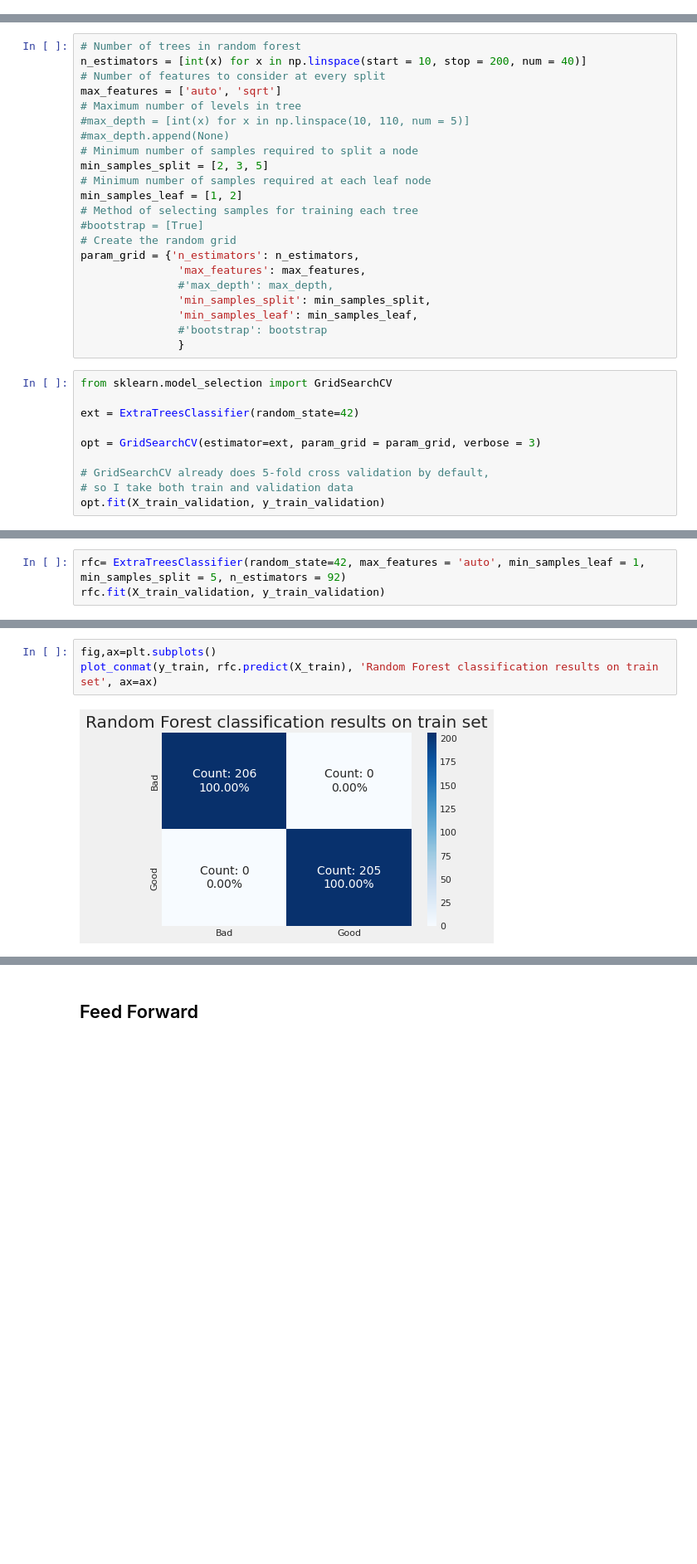
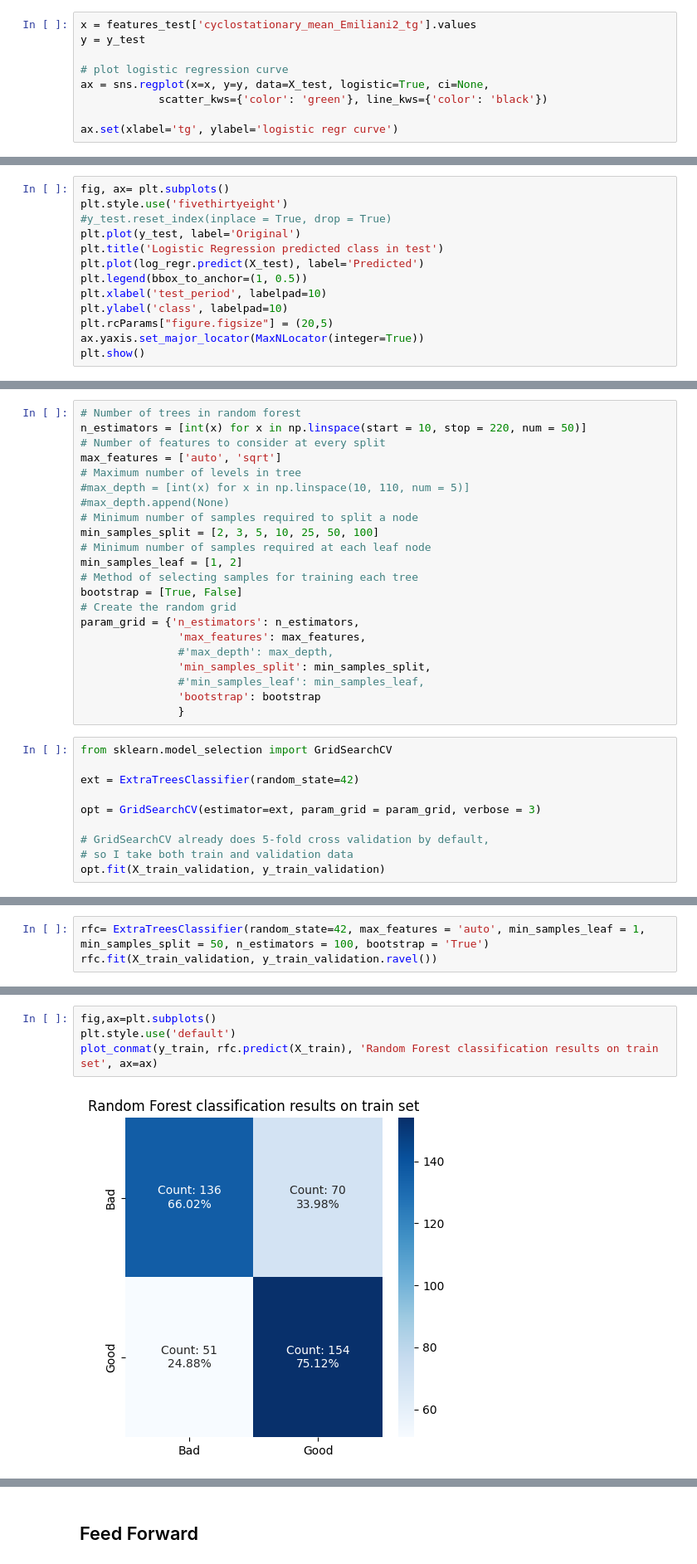
Before and after one commit to climateintelligence/Droughts, a Jupyter notebook: Veronica/8_2Classification_binary.ipynb, the cells around one changed output, grey strips where cells are left out. Shown at 83% size. Cells and saved outputs as stored; diff of their text form; blank space fills up the shorter version.

```diff
--- a/Veronica/8_2Classification_binary.ipynb
+++ b/Veronica/8_2Classification_binary.ipynb
@@ -163,0 +182,9 @@ def plot_conmat(true, pred, title, ax):
+# %%
+x = features_test['cyclostationary_mean_Emiliani2_tg'].values
+y = y_test
+
+# plot logistic regression curve
+ax = sns.regplot(x=x, y=y, data=X_test, logistic=True, ci=None,
+            scatter_kws={'color': 'green'}, line_kws={'color': 'black'})
+
+ax.set(xlabel='tg', ylabel='logistic regr curve')
@@ -163,0 +209,13 @@ def plot_conmat(true, pred, title, ax):
+# %%
+fig, ax= plt.subplots()
+plt.style.use('fivethirtyeight')
+#y_test.reset_index(inplace = True, drop = True)
+plt.plot(y_test, label='Original')
+plt.title('Logistic Regression predicted class in test')
+plt.plot(log_regr.predict(X_test), label='Predicted')
+plt.legend(bbox_to_anchor=(1, 0.5))
+plt.xlabel('test_period', labelpad=10)
+plt.ylabel('class', labelpad=10)
+plt.rcParams["figure.figsize"] = (20,5)
+ax.yaxis.set_major_locator(MaxNLocator(integer=True))
+plt.show()
@@ -165,25 +225,25 @@ def plot_conmat(true, pred, title, ax):
 ## Extra Trees Classifier
 # %%
 # Number of trees in random forest
-n_estimators = [int(x) for x in np.linspace(start = 10, stop = 200, num = 40)]
+n_estimators = [int(x) for x in np.linspace(start = 10, stop = 220, num = 50)]
 # Number of features to consider at every split
 max_features = ['auto', 'sqrt']
 # Maximum number of levels in tree
 #max_depth = [int(x) for x in np.linspace(10, 110, num = 5)]
 #max_depth.append(None)
 # Minimum number of samples required to split a node
-min_samples_split = [2, 3, 5]
+min_samples_split = [2, 3, 5, 10, 25, 50, 100]
 # Minimum number of samples required at each leaf node
 min_samples_leaf = [1, 2]
 # Method of selecting samples for training each tree
-#bootstrap = [True]
+bootstrap = [True, False]
 # Create the random grid
 param_grid = {'n_estimators': n_estimators,
                'max_features': max_features,
                #'max_depth': max_depth,
                'min_samples_split': min_samples_split,
-               'min_samples_leaf': min_samples_leaf,
-               #'bootstrap': bootstrap
+               #'min_samples_leaf': min_samples_leaf,
+               'bootstrap': bootstrap
                }
 # %%
 from sklearn.model_selection import GridSearchCV
@@ -205,4 +265,4 @@ opt.best_params_
 # %%
-rfc= ExtraTreesClassifier(random_state=42, max_features = 'auto', min_samples_leaf = 1, min_samples_split = 5, n_estimators = 92)
-rfc.fit(X_train_validation, y_train_validation)
+rfc= ExtraTreesClassifier(random_state=42, max_features = 'auto', min_samples_leaf = 1, min_samples_split = 50, n_estimators = 100, bootstrap = 'True')
+rfc.fit(X_train_validation, y_train_validation.ravel())
 # %% [output]
@@ -263,8 +315,9 @@ plt.ylabel('Importance'); plt.xlabel('Variable'); plt.title('Variable Importance
 # %%
 fig,ax=plt.subplots()
+plt.style.use('default')
 plot_conmat(y_train, rfc.predict(X_train), 'Random Forest classification results on train set', ax=ax)
 # %% [output]
-[figure, old version]
+[figure, new version]
 # %%
 fig,ax=plt.subplots()
 plot_conmat(y_validation, rfc.predict(X_validation), 'Random forest classification performances on validation set', ax=ax)
```
Also changed, not shown: parts of 48 cells of this notebook, 13 other files.
